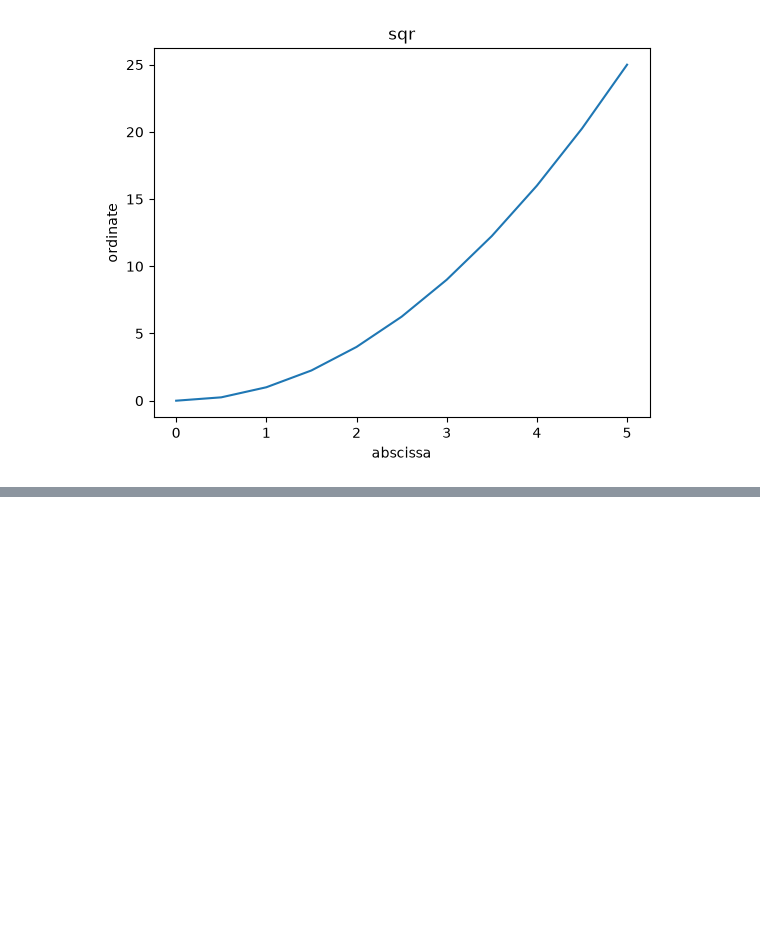
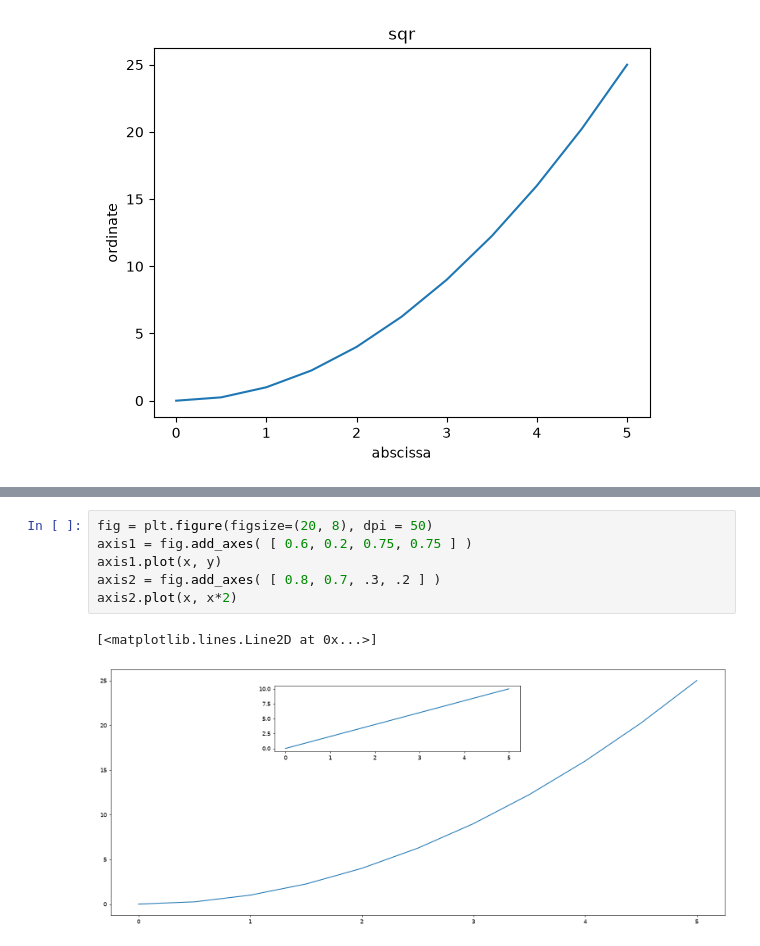
Before and after one commit to prajjwal14141/machine-learning, a Jupyter notebook: 1-Py- Libraries/DataVisualization/1-matPlotLib.ipynb, the cells around one changed output, grey strips where cells are left out. Cells and saved outputs as stored; diff of their text form; blank space fills up the shorter version.

```diff
--- a/1-Py- Libraries/DataVisualization/1-matPlotLib.ipynb
+++ b/1-Py- Libraries/DataVisualization/1-matPlotLib.ipynb
@@ -22,0 +50,9 @@ plt.xlabel('abscissa'), plt.ylabel('ordinate')
+# %%
+fig = plt.figure(figsize=(20, 8), dpi = 50)
+axis1 = fig.add_axes( [ 0.6, 0.2, 0.75, 0.75 ] )
+axis1.plot(x, y)
+axis2 = fig.add_axes( [ 0.8, 0.7, .3, .2 ] )
+axis2.plot(x, x*2)
+# %% [output]
+[<matplotlib.lines.Line2D at 0x...>]
+[figure, added]
```
Also changed, not shown: parts of 7 cells of this notebook, 1 other file.
